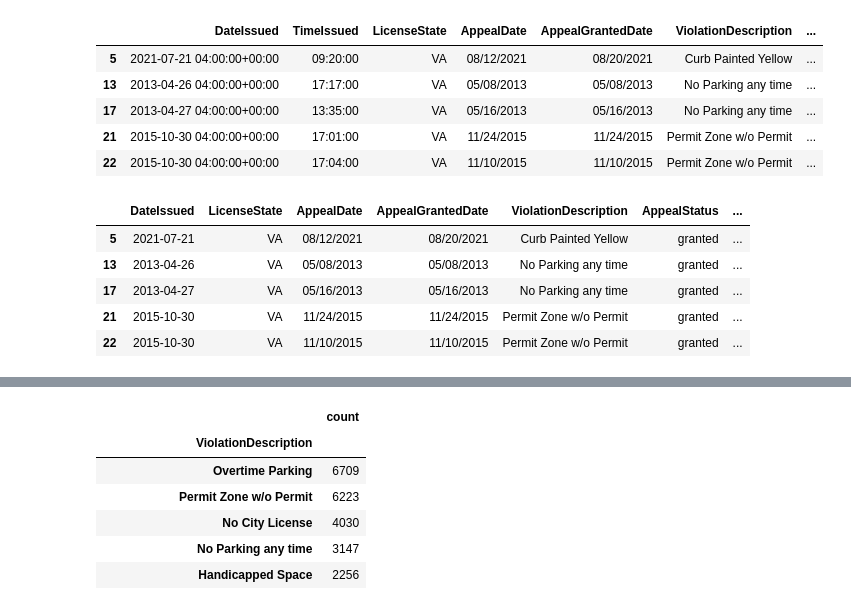
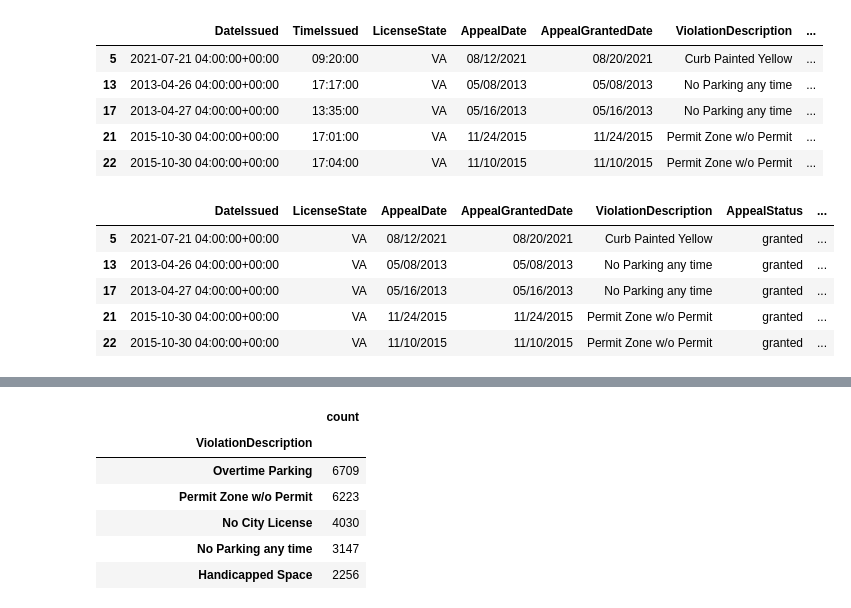
Before and after one commit to SzetoBen/BME-Time-Series-Project, a Jupyter notebook: scripts/ParkingTicketsCleaning.ipynb, the cells around one changed output, grey strips where cells are left out. Saved outputs shown, nothing was run; the diff lists cells and outputs as text; code cells hidden in the pictures.

```diff
--- a/scripts/ParkingTicketsCleaning.ipynb
+++ b/scripts/ParkingTicketsCleaning.ipynb
@@ -67,24 +67,22 @@ display(data.head())
 # %%
 # Create time-based features
 data['DayOfWeek'] = data['DateIssued'].dt.dayofweek  # Monday=0, Sunday=6
 data['Month'] = data['DateIssued'].dt.month
 data['Hour'] = data['TimeIssued'].apply(lambda x: x.hour if x is not None else None)
-
-# Make 'DateIssued' just the date (remove time component)
-data['DateIssued'] = data['DateIssued'].dt.date
+data['Year'] = data['DateIssued'].dt.year
 
 # Drop TimeIssued as it's no longer needed after extracting the hour
 data.drop(columns=['TimeIssued'], inplace=True)
 
 # Display the updated data with the new time-based features
 display(data.head())
 # %% [output]
 |  | DateIssued | LicenseState | AppealDate | AppealGrantedDate | ViolationDescription | AppealStatus | ... |
-| 5 | 2021-07-21 | VA | 08/12/2021 | 08/20/2021 | Curb Painted Yellow | granted | ... |
-| 13 | 2013-04-26 | VA | 05/08/2013 | 05/08/2013 | No Parking any time | granted | ... |
-| 17 | 2013-04-27 | VA | 05/16/2013 | 05/16/2013 | No Parking any time | granted | ... |
-| 21 | 2015-10-30 | VA | 11/24/2015 | 11/24/2015 | Permit Zone w/o Permit | granted | ... |
-| 22 | 2015-10-30 | VA | 11/10/2015 | 11/10/2015 | Permit Zone w/o Permit | granted | ... |
+| 5 | 2021-07-21 04:00:00+00:00 | VA | 08/12/2021 | 08/20/2021 | Curb Painted Yellow | granted | ... |
+| 13 | 2013-04-26 04:00:00+00:00 | VA | 05/08/2013 | 05/08/2013 | No Parking any time | granted | ... |
+| 17 | 2013-04-27 04:00:00+00:00 | VA | 05/16/2013 | 05/16/2013 | No Parking any time | granted | ... |
+| 21 | 2015-10-30 04:00:00+00:00 | VA | 11/24/2015 | 11/24/2015 | Permit Zone w/o Permit | granted | ... |
+| 22 | 2015-10-30 04:00:00+00:00 | VA | 11/10/2015 | 11/10/2015 | Permit Zone w/o Permit | granted | ... |
 # %%
 # Convert 'AppealDate' to datetime objects and make it timezone-naive
 data['AppealDate'] = pd.to_datetime(data['AppealDate'], errors='coerce').dt.tz_localize(None)
```
Also changed, not shown: parts of 7 cells of this notebook, 1 other file.
